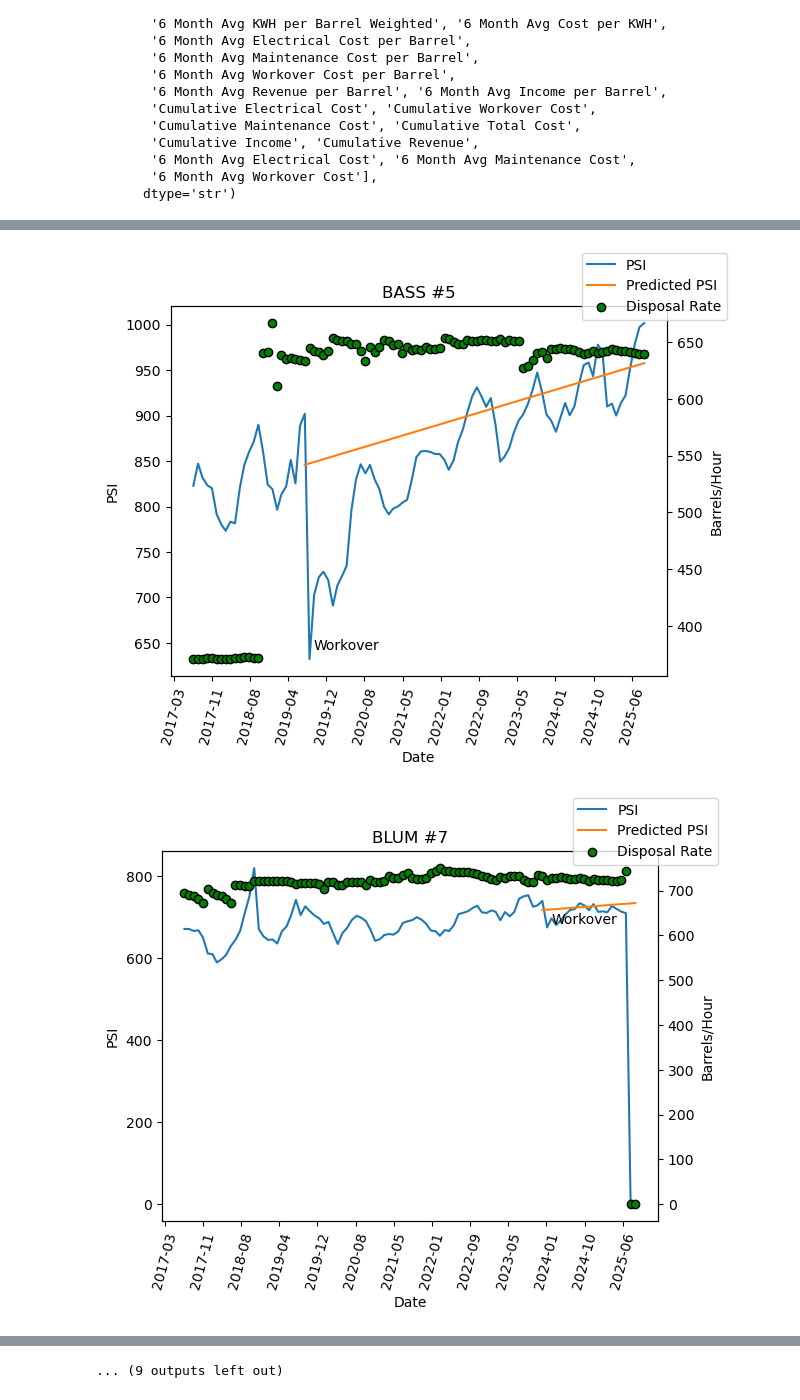
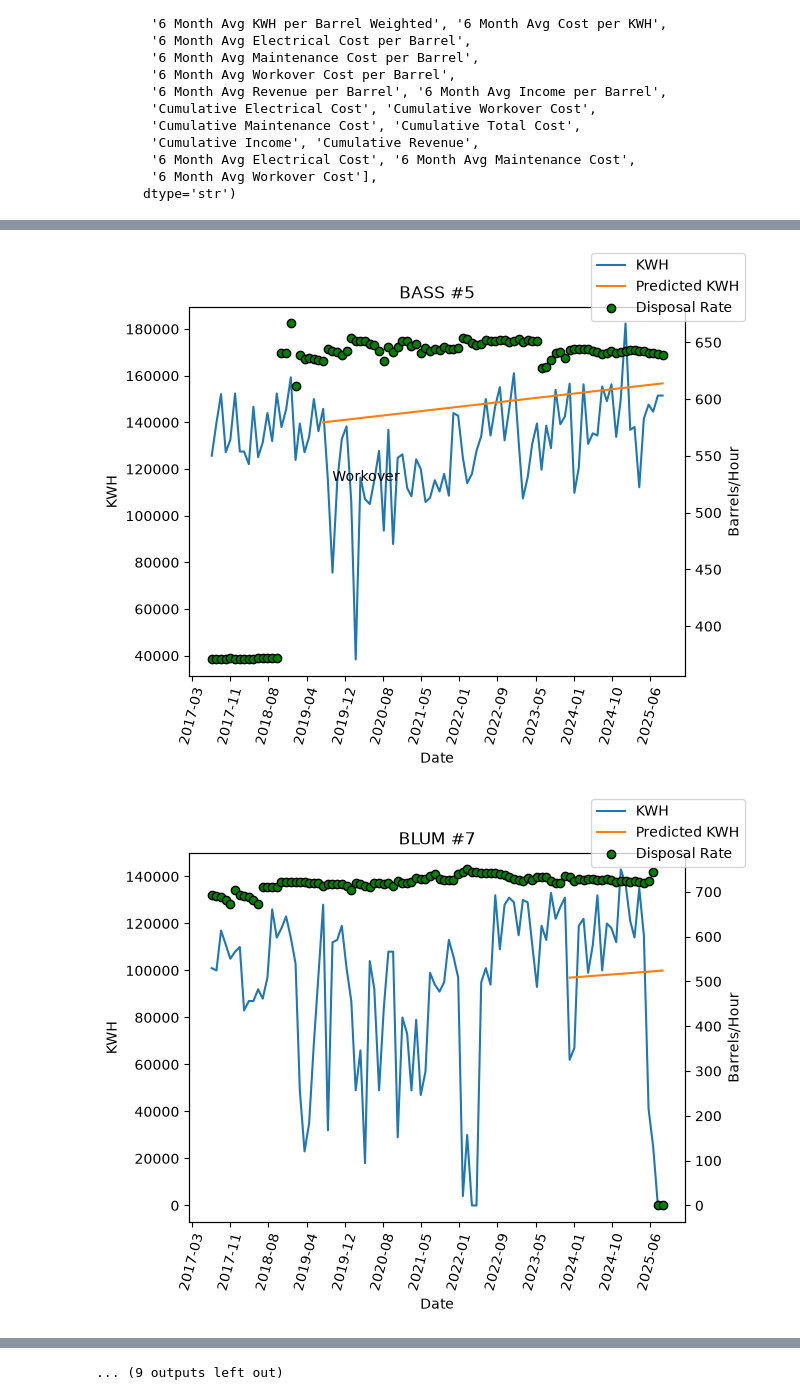
Before and after one commit to L0GN82/Paired-Sample-T-test, a Jupyter notebook: Paired-Samples.ipynb, the cells around one changed output, grey strips where cells are left out. Cells and saved outputs as stored; diff of their text form; code cells hidden in the pictures.

```diff
--- a/Paired-Samples.ipynb
+++ b/Paired-Samples.ipynb
@@ -68,16 +79,13 @@ AttributeError: Can only use .dt accessor with datetimelike values
 # %%
 #Date Processing
-main_df2 = main_df.copy()
-names_to_drop = ["BOLDRICK #1", "BOLDRICK #2", "COLVILLE #5", "FIELDS #4", "KEE #4",
-                 "KEE #5", "MOYAR #3", "SHAW #4", "SUNKEL #4", "WILLIAMS #6", "WILSON #4",
-                 "HUGHES #4", "KEE #6", "LAKE #6", "MOYAR #2", "PAYNE #7", "WILLIAMS #2", "WILLIAMS #9"
-                ]
-
 # Filtering the data to between pre and post workover.
 #KWH_filt = KWH_df.drop((KWH_df["Workover Count"] > 0) & (KWH_df["Workover Count"] <2))
 #KWH_filt.tail()
 main_df["First Workover Date"] = pd.to_datetime("2000-01", format = "%Y-%m")
 main_df["First Workover Date"] = main_df["First Workover Date"].dt.to_period("M")
+main_df["Second Workover Date"] = pd.to_datetime("2000-01", format = "%Y-%m")
+main_df["Second Workover Date"] = main_df["Second Workover Date"].dt.to_period("M")
+
 wells = main_df["Name"].unique()
 #print(wells)
 #Assigning workover dates to each well
@@ -85,23 +93,24 @@ for well in wells:
     well_filt = main_df["Name"] == well
     work_filt = main_df["Workover Count"] == 1
     full_filt = (well_filt) & (work_filt)
-    main_df[full_filt]["Year-Month"]
+
+    # filter example -> main_df[full_filt]["Year-Month"]
     if len(main_df[full_filt]) == 1:
         main_df.loc[full_filt, "First Workover Date"] = main_df[full_filt]["Year-Month"]
         print(well, " 1")
         print(main_df[full_filt]["First Workover Date"])
+
     elif len(main_df[full_filt]) > 1:
         # first date = first workover date
         # second date = second workover date
         first_date = main_df.loc[full_filt, "Year-Month"].iloc[0]
         second_date = main_df.loc[full_filt, "Year-Month"].iloc[1]
 
-
         main_df.loc[full_filt, "First Workover Date"] = first_date
         main_df.loc[full_filt, "Second Workover Date"] = second_date
 
         print(well, "> 1")
-        print(main_df.loc[full_filt, "First Workover Date"])
+        print(main_df[full_filt]["First Workover Date"])
         print(main_df.loc[full_filt, "Second Workover Date"])
 # %% [output]
 ABNEY #3  1
@@ -322,0 +238,10 @@ WILSON #4 TtestResult(statistic=np.float64(-2.0271257962529154), pvalue=np.float
+# %%
+attributes = ["Billing KWH", "Electrical Bill", "Metered DM"]
+month_counts = [3, 6, 12]
+workover_counts = [1, 2]
+
+ttest_df = pd.DataFrame()
+
+for month in month_counts:
+    for workover in workover_counts:
+        ttest_workovers(attributes, month, workover)
@@ -506,13 +475,13 @@ for well in wells:
     filtered_df = main_df.loc[main_df["Name"] == well, :]
 
     workover_date = filtered_df.loc[filtered_df["Workover Count"] == 1, "Period"].iloc[0]
-    workover_psi = filtered_df.loc[filtered_df["Period"] == workover_date, "PSI"].iloc[0]
+    workover_KWH = filtered_df.loc[filtered_df["Period"] == workover_date, "Billing KWH"].iloc[0]
 
     fig, ax1 = plt.subplots(sharey=True)
 
-    ax1.plot(filtered_df["Date"], filtered_df["PSI"], label="PSI")
+    ax1.plot(filtered_df["Date"], filtered_df["Billing KWH"], label="KWH")
     ax1.set_xlabel("Date")
-    ax1.set_ylabel("PSI")
+    ax1.set_ylabel("KWH")
     ax1.set_title(well)
     ax1.xaxis.set_major_locator(ticker.MaxNLocator(16))
     ax1.xaxis.set_major_formatter(mpldates.DateFormatter("%Y-%m"))
@@ -522,7 +491,7 @@ for well in wells:
         # xy is the coordinate for the annotation arrow/symbol
         xy=(workover_date, workover_psi),
         # xytext is the coordinate for the annotation text
-        xytext=(workover_date, workover_psi + 10)
+        xytext=(workover_date, workover_KWH + 10)
     )
 
     pre_filt = filtered_df["Period"] < (workover_date - 1)
@@ -532,10 +501,10 @@ for well in wells:
     if len(pre_df) > 1 and len(post_df) > 1:
 
         # fit line to data
-        lm = np.polynomial.Polynomial.fit(pre_df.index, pre_df["PSI"], deg=1)
+        lm = np.polynomial.Polynomial.fit(pre_df.index, pre_df["Billing KWH"], deg=1)
         y_pred = lm(post_df.index)
 
-        ax1.plot(post_df["Date"], y_pred, label="Predicted PSI")
+        ax1.plot(post_df["Date"], y_pred, label="Predicted KWH")
 
         ax2 = ax1.twinx()
         ax2.scatter(filtered_df["Date"], filtered_df["Disposal Rate"], color="green", edgecolor="black", label="Disposal Rate")
@@ -547,2 +516,2 @@ for well in wells:
-[figure, old version]
+[figure, new version]
-[figure, old version]
+[figure, new version]
```
Also changed, not shown: parts of 14 cells of this notebook, 1 other file.
